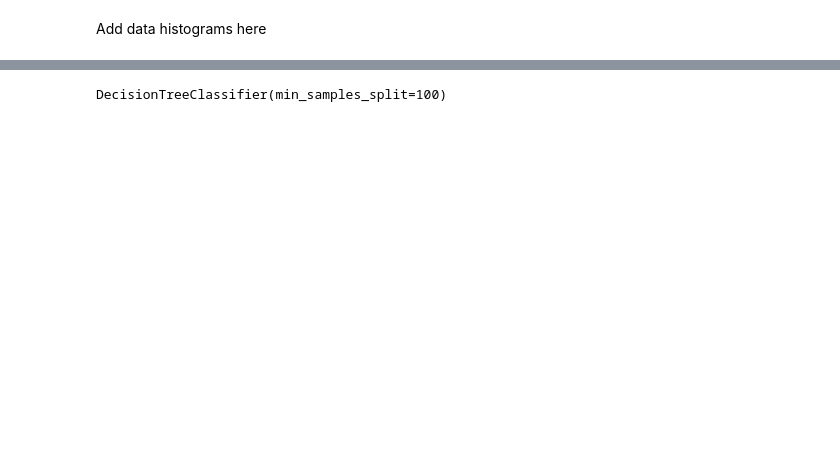
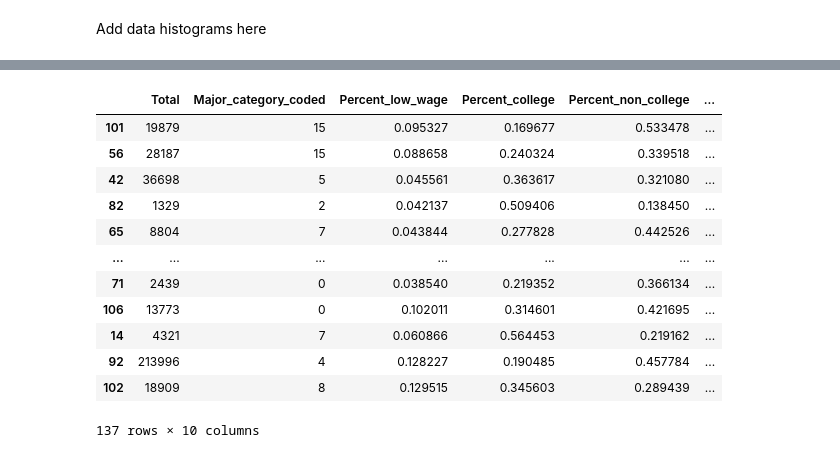
Before and after one commit to siennawishart/MSCI-446-Project, a Jupyter notebook: Supervised Learning/Decision Trees.ipynb, the cells around one changed output, grey strips where cells are left out. Saved outputs shown, nothing was run; the diff lists cells and outputs as text; code cells hidden in the pictures; blank space fills up the shorter version.

```diff
--- a/Supervised Learning/Decision Trees.ipynb
+++ b/Supervised Learning/Decision Trees.ipynb
@@ -82,4 +116,0 @@ y_test = test['Median_category']
-# %%
-c.fit(X_train,y_train)
-# %% [output]
-DecisionTreeClassifier(min_samples_split=100)
@@ -88,0 +117,16 @@ import pydotplus
+# %%
+X_train
+# %% [output]
+|  | Total | Major_category_coded | Percent_low_wage | Percent_college | Percent_non_college | ... |
+| 101 | 19879 | 15 | 0.095327 | 0.169677 | 0.533478 | ... |
+| 56 | 28187 | 15 | 0.088658 | 0.240324 | 0.339518 | ... |
+| 42 | 36698 | 5 | 0.045561 | 0.363617 | 0.321080 | ... |
+| 82 | 1329 | 2 | 0.042137 | 0.509406 | 0.138450 | ... |
+| 65 | 8804 | 7 | 0.043844 | 0.277828 | 0.442526 | ... |
+| ... | ... | ... | ... | ... | ... | ... |
+| 71 | 2439 | 0 | 0.038540 | 0.219352 | 0.366134 | ... |
+| 106 | 13773 | 0 | 0.102011 | 0.314601 | 0.421695 | ... |
+| 14 | 4321 | 7 | 0.060866 | 0.564453 | 0.219162 | ... |
+| 92 | 213996 | 4 | 0.128227 | 0.190485 | 0.457784 | ... |
+| 102 | 18909 | 8 | 0.129515 | 0.345603 | 0.289439 | ... |
+137 rows × 10 columns
```
Also changed, not shown: parts of 18 cells of this notebook, 1 other file.
